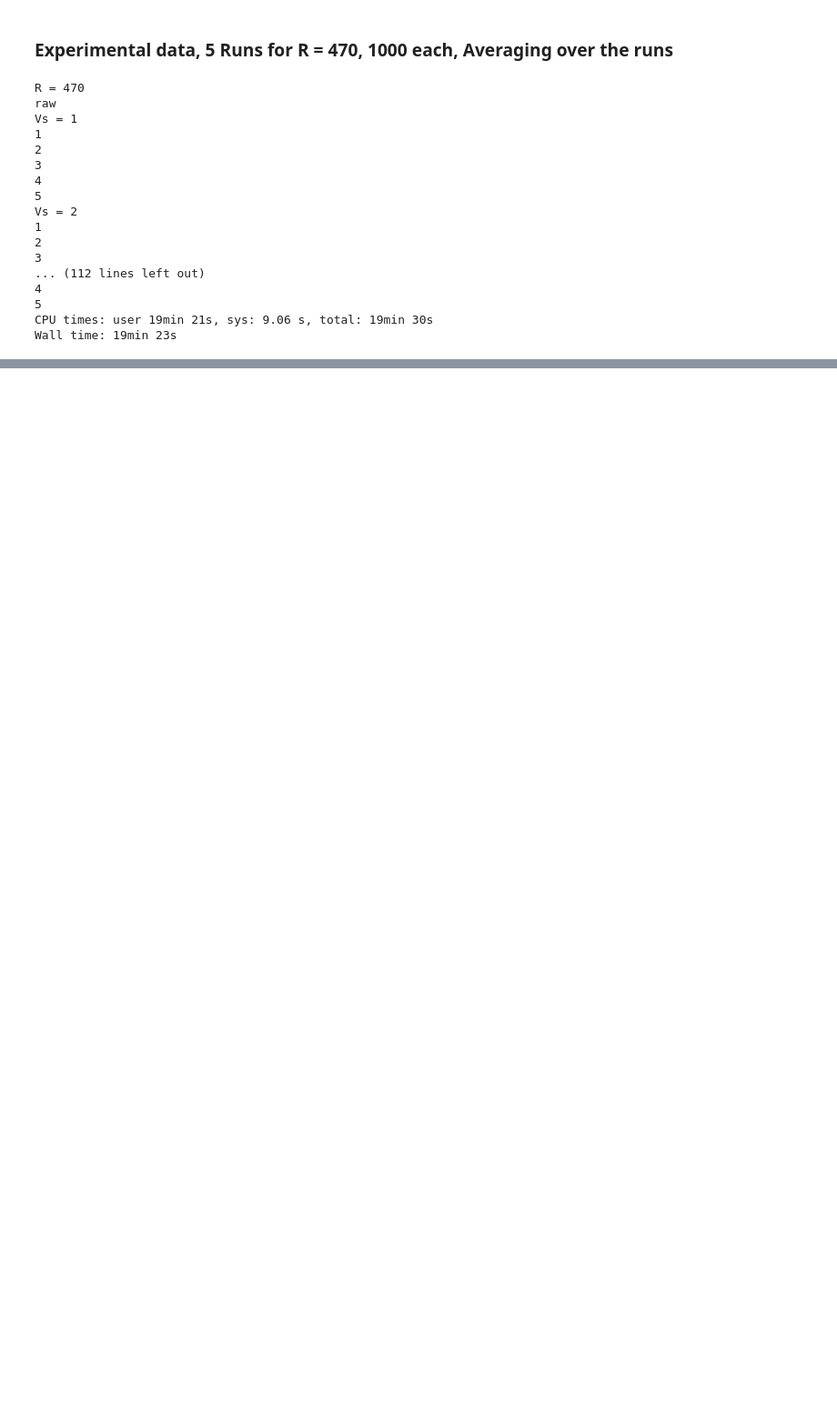
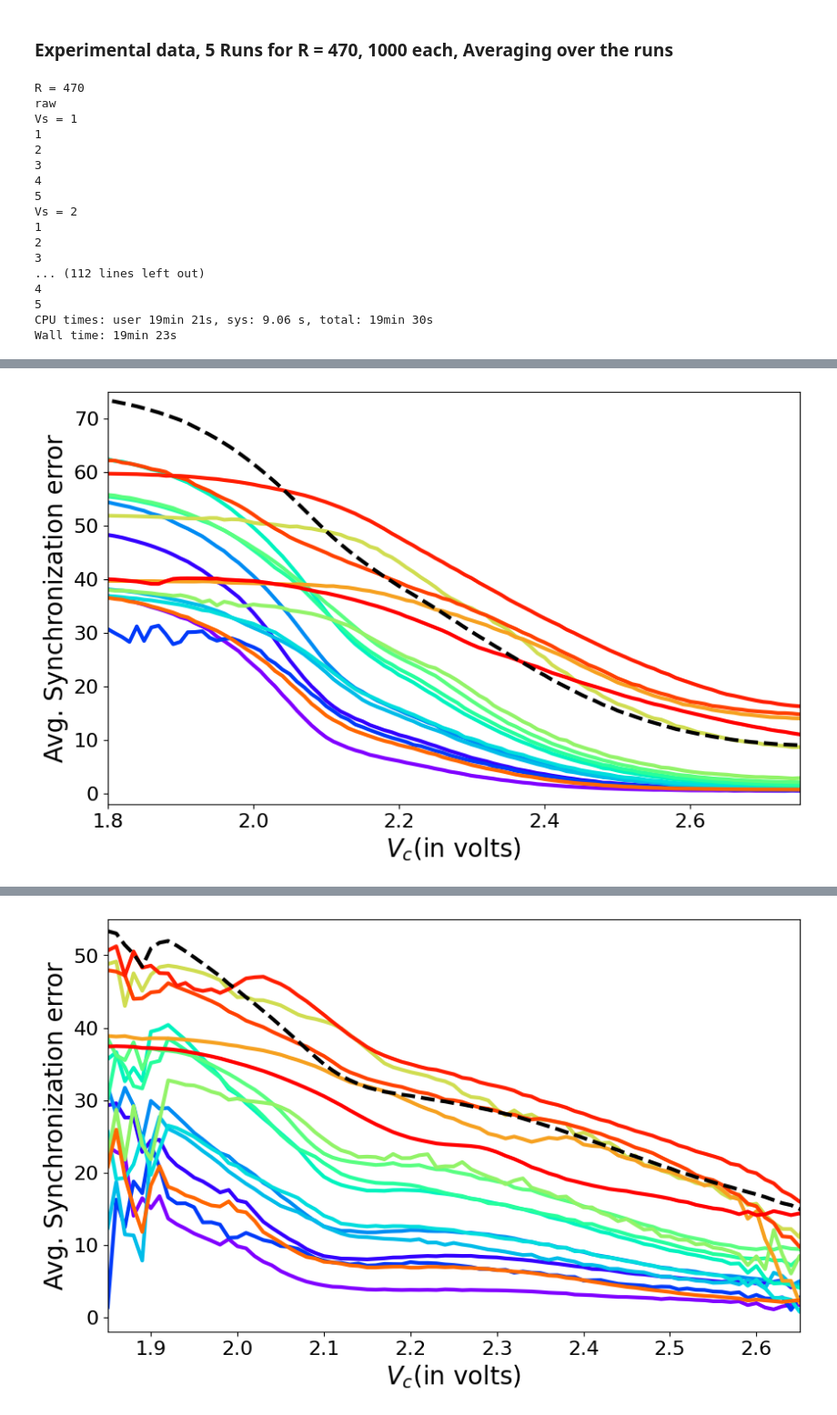
Before and after one commit to karankabbur/Cluster-synchronisation-in-NCM-network-and-Minati-Frasca-circuit-dynamics, a Jupyter notebook: experimental investigation/plots.ipynb, the cells around one changed output, grey strips where cells are left out. Shown: that part at 91% size. Saved outputs shown, nothing was run; the diff lists cells and outputs as text; code cells hidden in the pictures; blank space fills up the shorter version.

```diff
--- a/experimental investigation/plots.ipynb
+++ b/experimental investigation/plots.ipynb
@@ -124,0 +129,73 @@ Wall time: 19min 23s
+# %%
+%%time
+for R in [470, 1000]:
+    print("R =",R)
+
+    #for type in ["raw", "norm"]:
+    type="raw"
+    print(type)
+
+    vs_ = 4
+    print("Vs =",vs[vs_])
+
+    err = np.zeros((5, len(clusters_dict), len(vc))) # clusters error
+    err_glob = np.zeros((5, len(vc))) # glob error
+
+    for run in [1,2,3,4,5]:
+        print(run)
+
+        #data = loadmat("./data/experimental data/allresults_r%d.mat"%R)
+        data = hdf5storage.loadmat("./experimental data/%s/allresults_r%d_run%d_%s"%(type, R,run, type))
+
+        for i in range(len(clusters_dict)):
+            cl_num = list(clusters_dict.keys())[i]
+            cl = clusters_dict[cl_num]
+            cluster_indices = np.array(cl)-1
+
+            # cluster sync error
+            for j in range(len(vc)):
+                A = data["allresults"]["e"][vs_][j]
+                err[run-1, i, j] += np.mean(A[cluster_indices,:][:,cluster_indices])
+
+        # Global sync error
+        for j in range(len(vc)):
+            A = data["allresults"]["e"][vs_][j]
+            err_glob[run-1, j] = np.mean(A)
+
+    plt.figure(figsize=(10, 6))
+
+    #color = cm.rainbow(np.linspace(0, 1, len(clusters_dict)))
+    # Increase saturation of colors
+    base_colors = cm.rainbow(np.linspace(0, 1, len(clusters_dict)))
+    color = [mcolors.rgb_to_hsv(c[:3]) for c in base_colors]
+    for c in color:
+        c[1] = min(1, c[1] * 1.5)  # Increase saturation by 50%
+    color = [mcolors.hsv_to_rgb(c) for c in color]
+
+    for i in range(len(clusters_dict)):
+        cl_num = list(clusters_dict.keys())[i]
+        cl = clusters_dict[cl_num]
+        plt.plot(vc, np.mean(err, 0)[i],
+                    label="%s = %s"%(cl_num, clusters_dict[cl_num]), color=color[i], linewidth=3)
+
+    plt.plot(vc, np.mean(err_glob, 0) ,"--", color="k", label="Global error",linewidth=3)
+
+    #plt.legend(loc='best', prop={'size': 7})
+
+    plt.ylabel("Avg. Synchronization error", size=20)
+    plt.xlabel("$V_c$(in volts)", size=20)
+    plt.tick_params(axis='both',labelsize=16)
+
+    if R == 470:
+        plt.xlim([1.8, 2.75])
+        plt.ylim([-2, 75])
+    elif R==1000:
+        plt.xlim([1.85, 2.65])
+        plt.ylim([-2, 55])
+
+    type1 = "avg_raw"
+    plt.savefig("./images/R%d_Vs%d_%s.pdf"%(R,vs[vs_],type1),
+                facecolor="white", bbox_inches="tight", dpi=600)
+    #plt.close()
+    plt.show()
+# %% [output]
@@ -124,0 +210 @@ Wall time: 19min 23s
+[figure, added]
@@ -124,0 +219 @@ Wall time: 19min 23s
+[figure, added]
```
Also changed, not shown: parts of 2 cells of this notebook.
